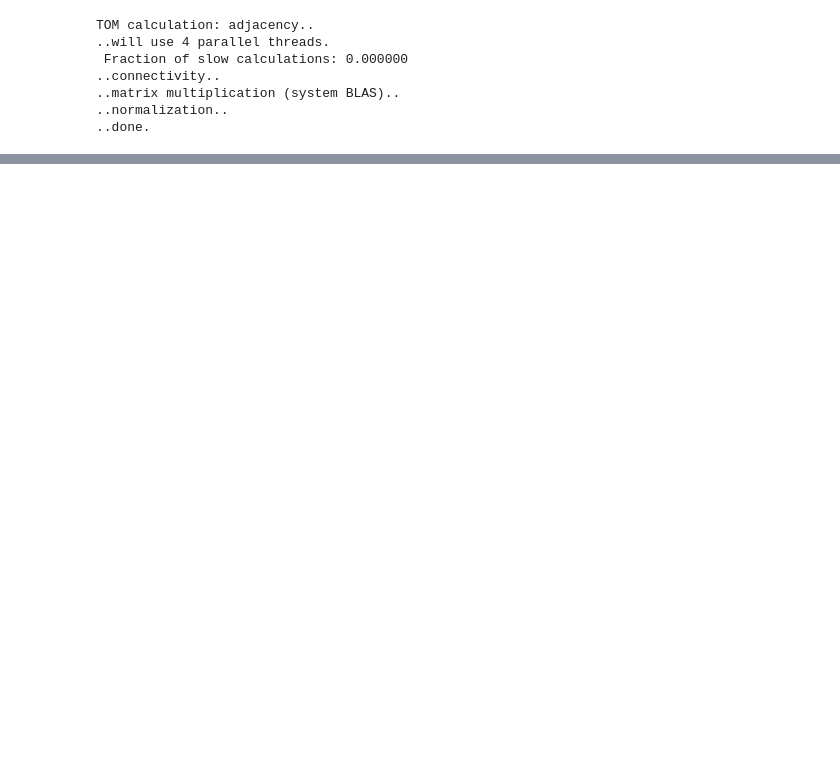
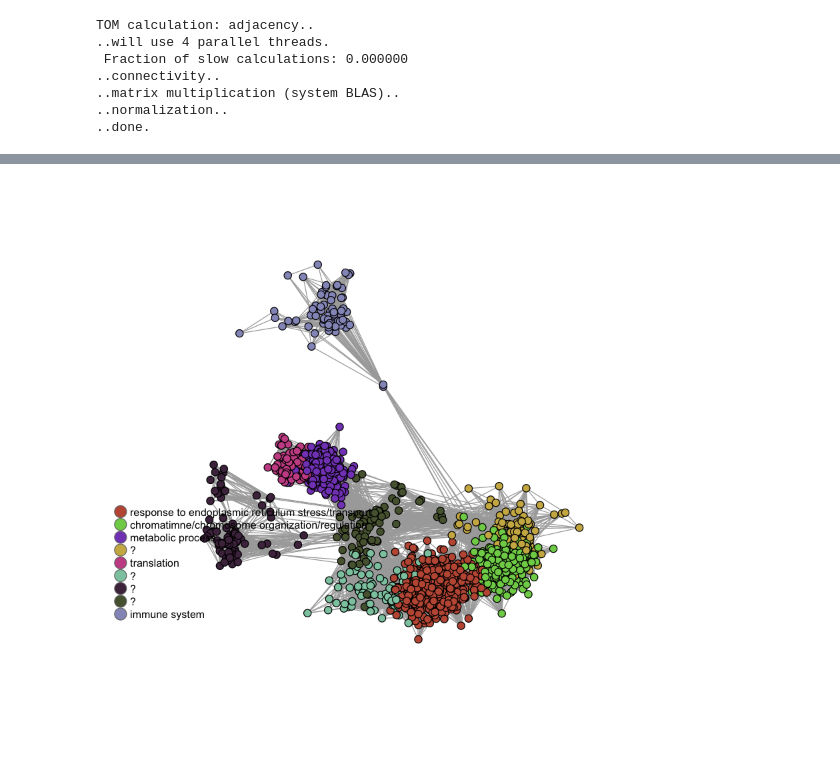
Before and after one commit to anuprulez/amma, a Jupyter notebook: src/Pre-visualization.ipynb, the cells around one changed output, grey strips where cells are left out. Saved outputs shown, nothing was run; the diff lists cells and outputs as text; code cells hidden in the pictures; blank space fills up the shorter version.

```diff
--- a/src/Pre-visualization.ipynb
+++ b/src/Pre-visualization.ipynb
@@ -368,0 +770,20 @@ plot(net,
+# %%
+# Plot network
+l = layout_with_fr(net)
+plot(net,
+     vertex.label=NA,
+     vertex.size=4,
+     vertex.color=pal2[connected_gene_colors],
+     layout=l)
+legend(x=-1.5,
+       y=-0.25,
+       c("response to endoplasmic reticulum stress/transport", "chromatimne/chromosome organization/regulation", "metabolic process", "?","translation","?","?","?","immune system"),
+       pch=21,
+       col="#777777",
+       pt.bg=pal2,
+       pt.cex=2,
+       cex=.8,
+       bty="n",
+       ncol=1)
+# %% [output]
+[figure, added]
```
Also changed, not shown: parts of 36 cells of this notebook.
